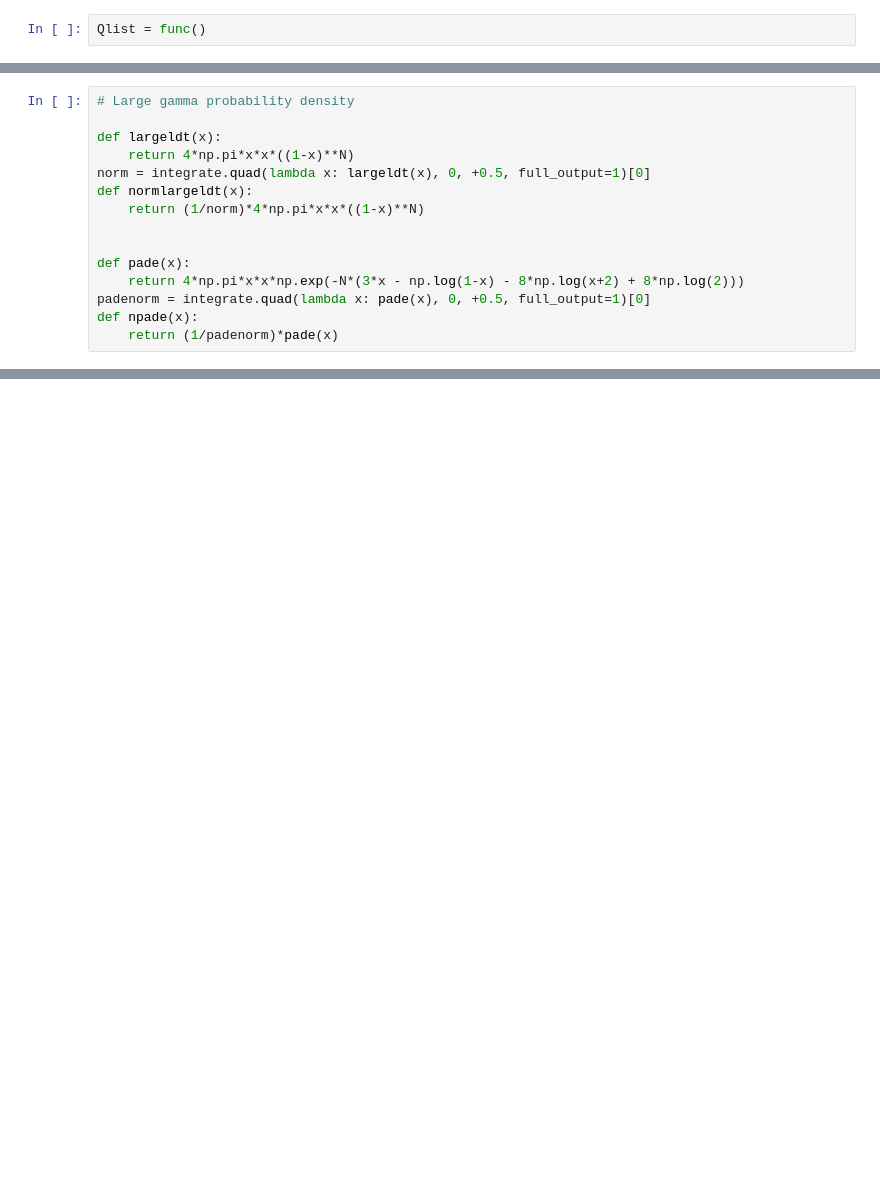
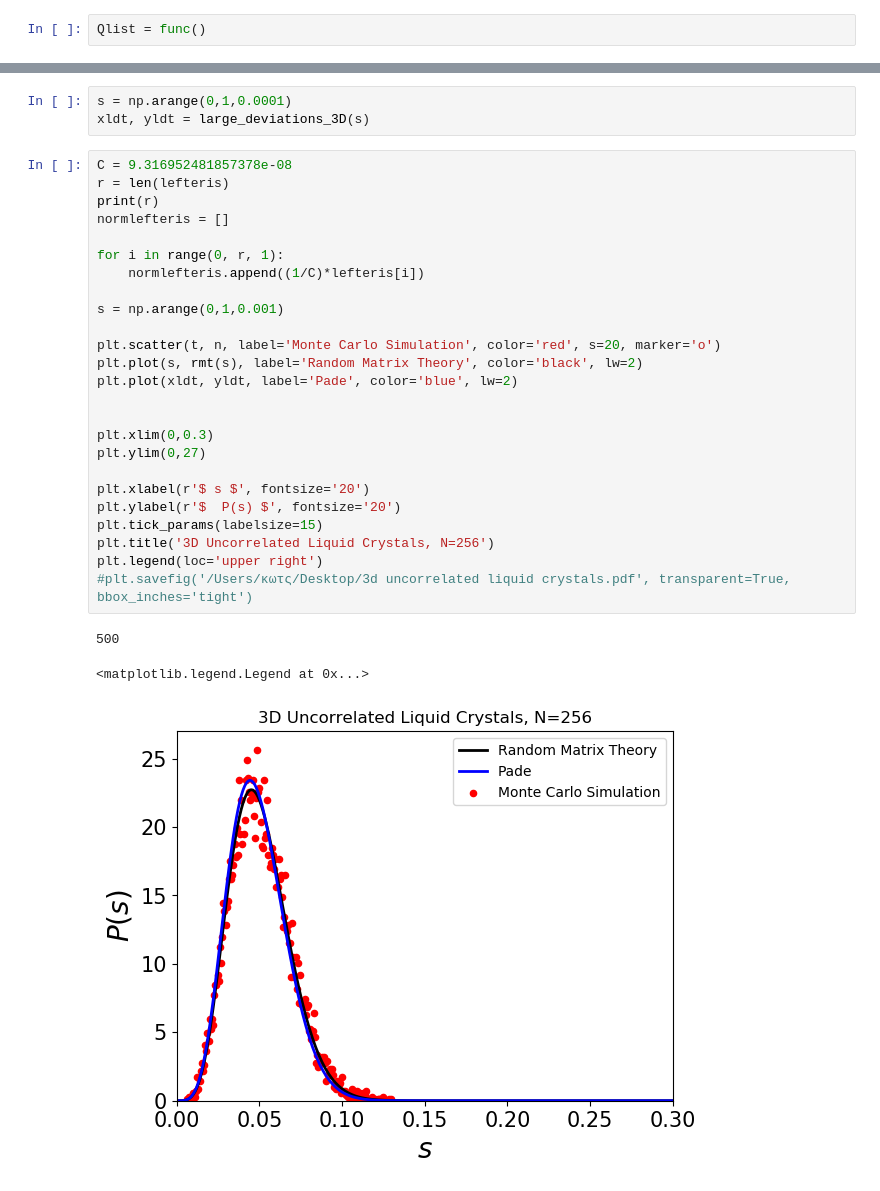
Before and after one commit to emainas/GayBerne_MolecularDynamics, a Jupyter notebook: non_interacting_molecules/3D_uncorrelated_rotors.ipynb, the cells around one changed output, grey strips where cells are left out. Saved outputs shown, nothing was run; the diff lists cells and outputs as text; blank space fills up the shorter version.

```diff
--- a/non_interacting_molecules/3D_uncorrelated_rotors.ipynb
+++ b/non_interacting_molecules/3D_uncorrelated_rotors.ipynb
@@ -120,15 +46,0 @@ def cltldt(x):
-# %%
-# Large gamma probability density
-
-def largeldt(x):
-    return 4*np.pi*x*x*((1-x)**N)
-norm = integrate.quad(lambda x: largeldt(x), 0, +0.5, full_output=1)[0]
-def normlargeldt(x):
-    return (1/norm)*4*np.pi*x*x*((1-x)**N)
-
-
-def pade(x):
-    return 4*np.pi*x*x*np.exp(-N*(3*x - np.log(1-x) - 8*np.log(x+2) + 8*np.log(2)))
-padenorm = integrate.quad(lambda x: pade(x), 0, +0.5, full_output=1)[0]
-def npade(x):
-    return (1/padenorm)*pade(x)
@@ -168,0 +96,32 @@ plt.show()
+# %%
+s = np.arange(0,1,0.0001)
+xldt, yldt = large_deviations_3D(s)
+# %%
+C = 9.316952481857378e-08
+r = len(lefteris)
+print(r)
+normlefteris = []
+
+for i in range(0, r, 1):
+    normlefteris.append((1/C)*lefteris[i])
+
+s = np.arange(0,1,0.001)
+
+plt.scatter(t, n, label='Monte Carlo Simulation', color='red', s=20, marker='o')
+plt.plot(s, rmt(s), label='Random Matrix Theory', color='black', lw=2)
+plt.plot(xldt, yldt, label='Pade', color='blue', lw=2)
+
+
+plt.xlim(0,0.3)
+plt.ylim(0,27)
+
+plt.xlabel(r'$ s $', fontsize='20')
+plt.ylabel(r'$  P(s) $', fontsize='20')
+plt.tick_params(labelsize=15)
+plt.title('3D Uncorrelated Liquid Crystals, N=256')
+plt.legend(loc='upper right')
+#plt.savefig('/Users/κωτς/Desktop/3d uncorrelated liquid crystals.pdf', transparent=True, bbox_inches='tight')
+# %% [output]
+500
+<matplotlib.legend.Legend at 0x...>
+[figure, added]
```
Also changed, not shown: parts of 12 cells of this notebook, 8 other files.
